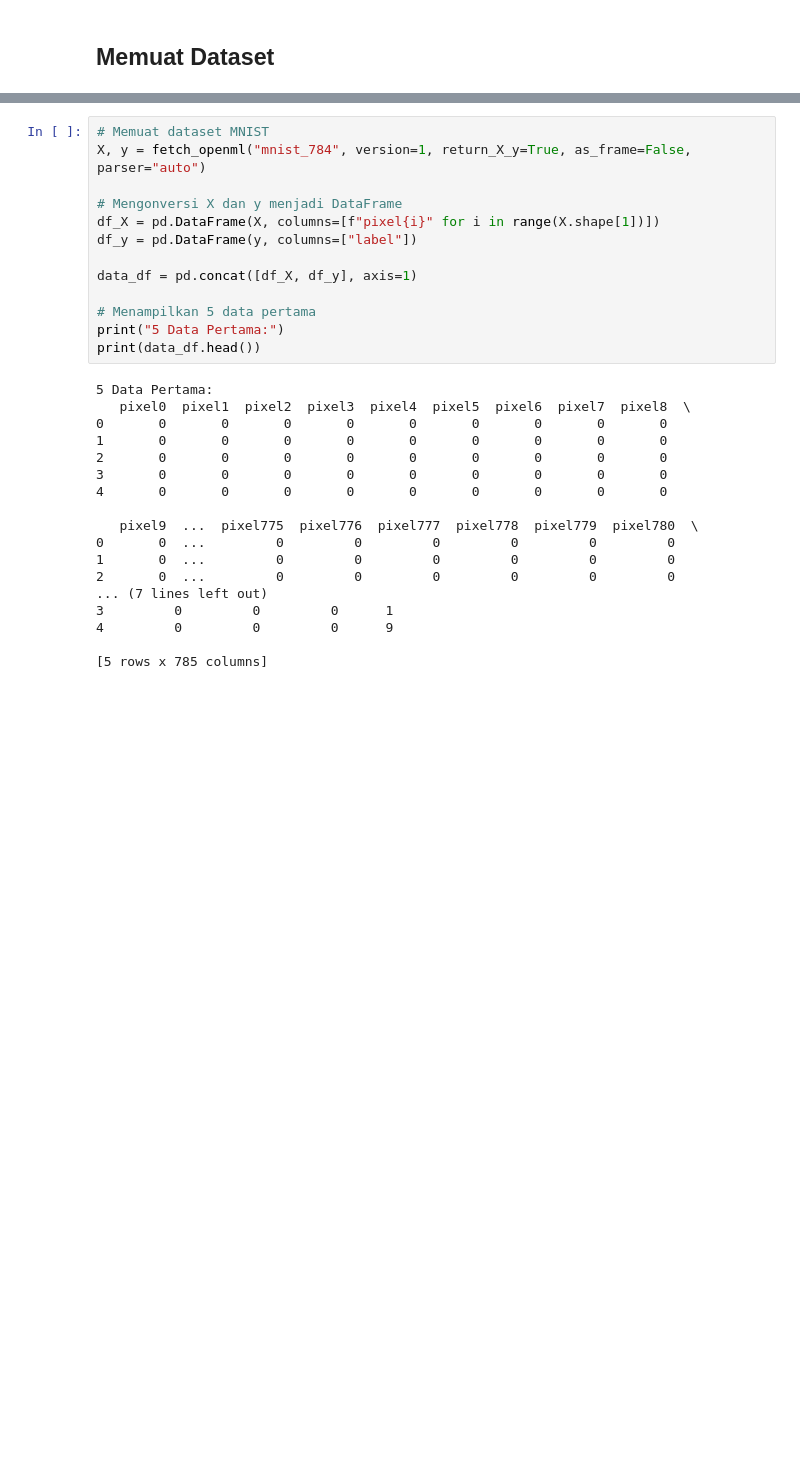
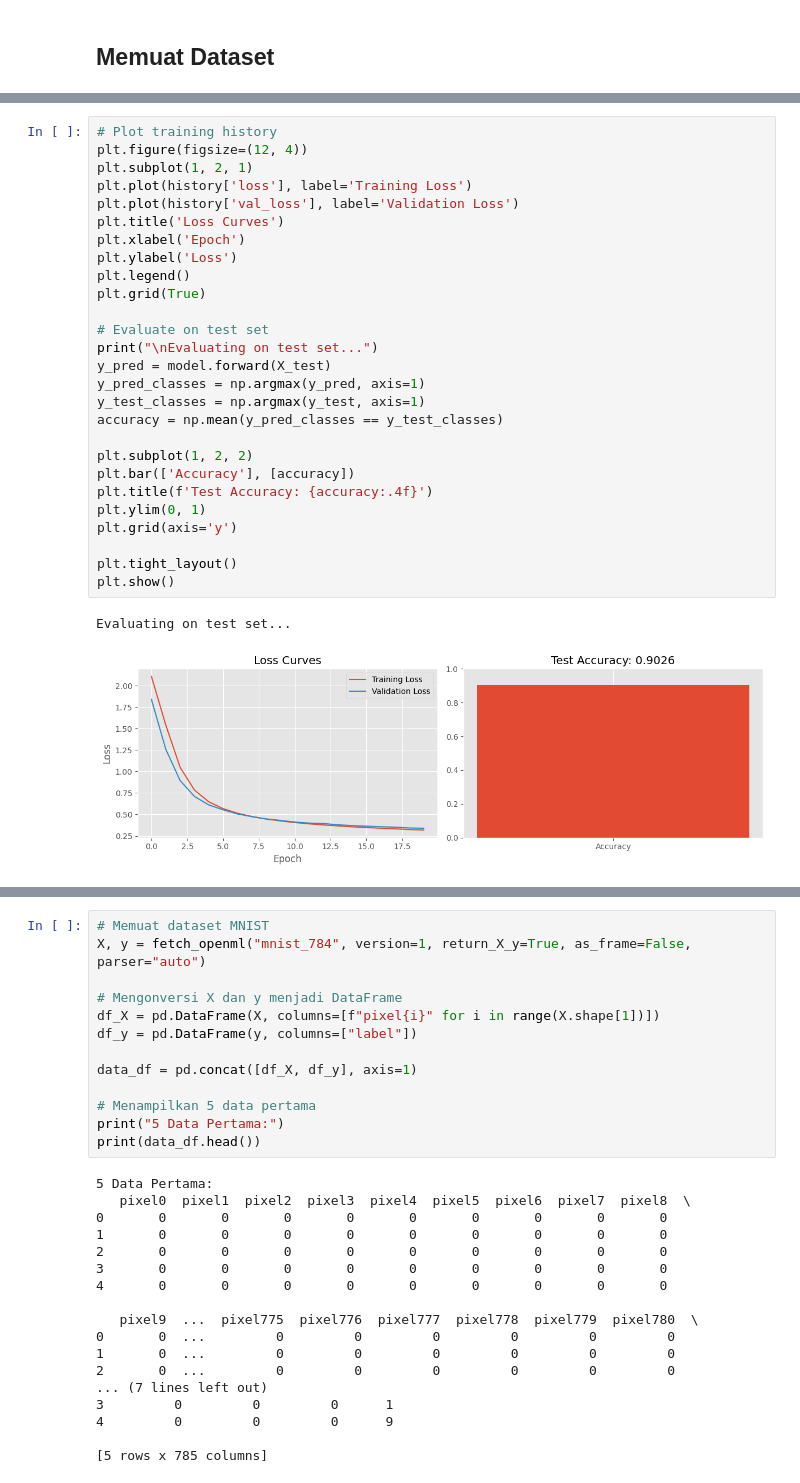
Before and after one commit to alandmprtma/IF3270_Tubes1_57, a Jupyter notebook: test_main.ipynb, the cells around one changed output, grey strips where cells are left out. Saved outputs shown, nothing was run; the diff lists cells and outputs as text; blank space fills up the shorter version.

```diff
--- a/test_main.ipynb
+++ b/test_main.ipynb
@@ -26,0 +233,30 @@ from ffnn.model import FFNN
+# %%
+# Plot training history
+plt.figure(figsize=(12, 4))
+plt.subplot(1, 2, 1)
+plt.plot(history['loss'], label='Training Loss')
+plt.plot(history['val_loss'], label='Validation Loss')
+plt.title('Loss Curves')
+plt.xlabel('Epoch')
+plt.ylabel('Loss')
+plt.legend()
+plt.grid(True)
+
+# Evaluate on test set
+print("\nEvaluating on test set...")
+y_pred = model.forward(X_test)
+y_pred_classes = np.argmax(y_pred, axis=1)
+y_test_classes = np.argmax(y_test, axis=1)
+accuracy = np.mean(y_pred_classes == y_test_classes)
+
+plt.subplot(1, 2, 2)
+plt.bar(['Accuracy'], [accuracy])
+plt.title(f'Test Accuracy: {accuracy:.4f}')
+plt.ylim(0, 1)
+plt.grid(axis='y')
+
+plt.tight_layout()
+plt.show()
+# %% [output]
+Evaluating on test set...
+[figure, added]
```
Also changed, not shown: parts of 10 cells of this notebook, 4 other files.
